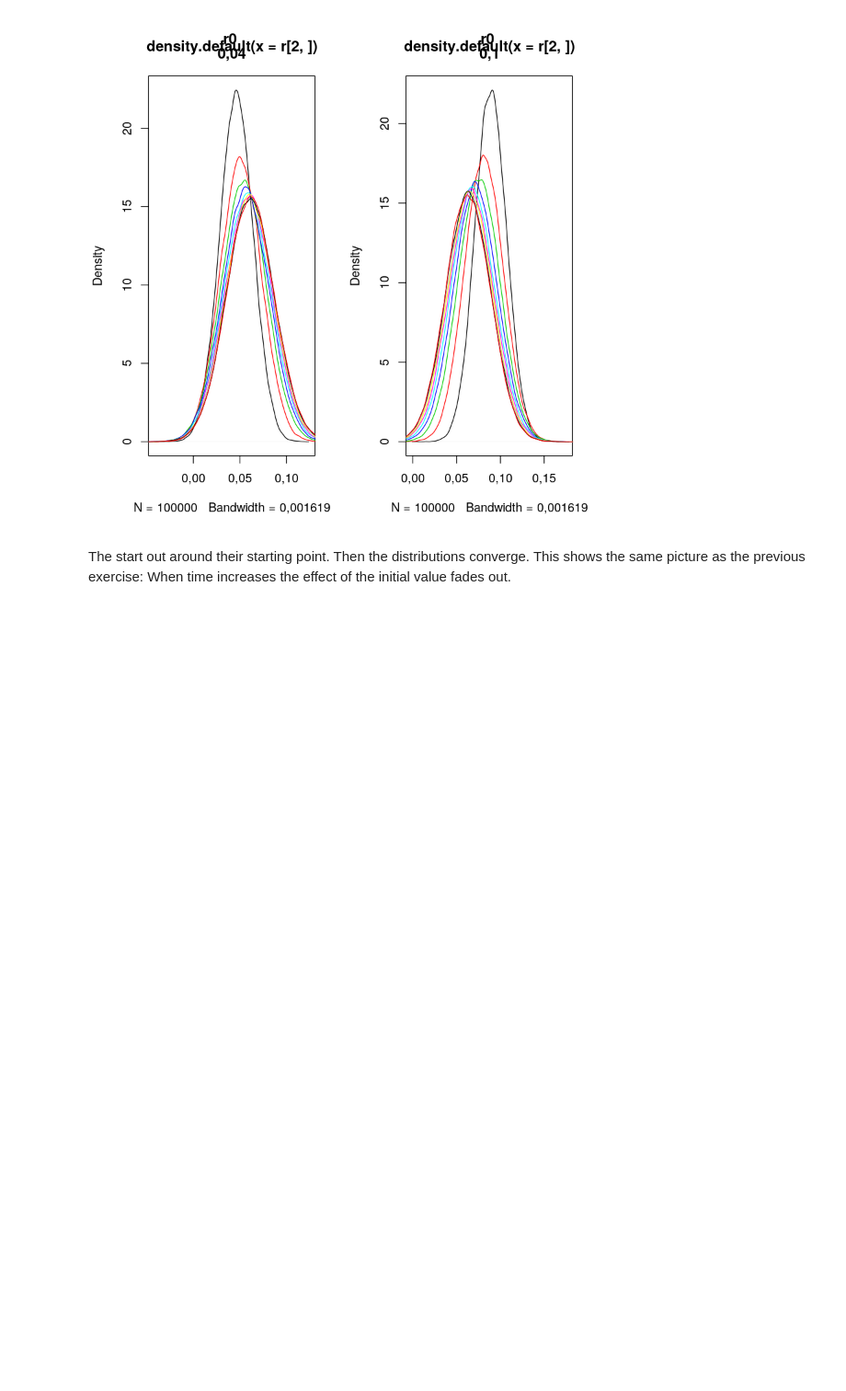
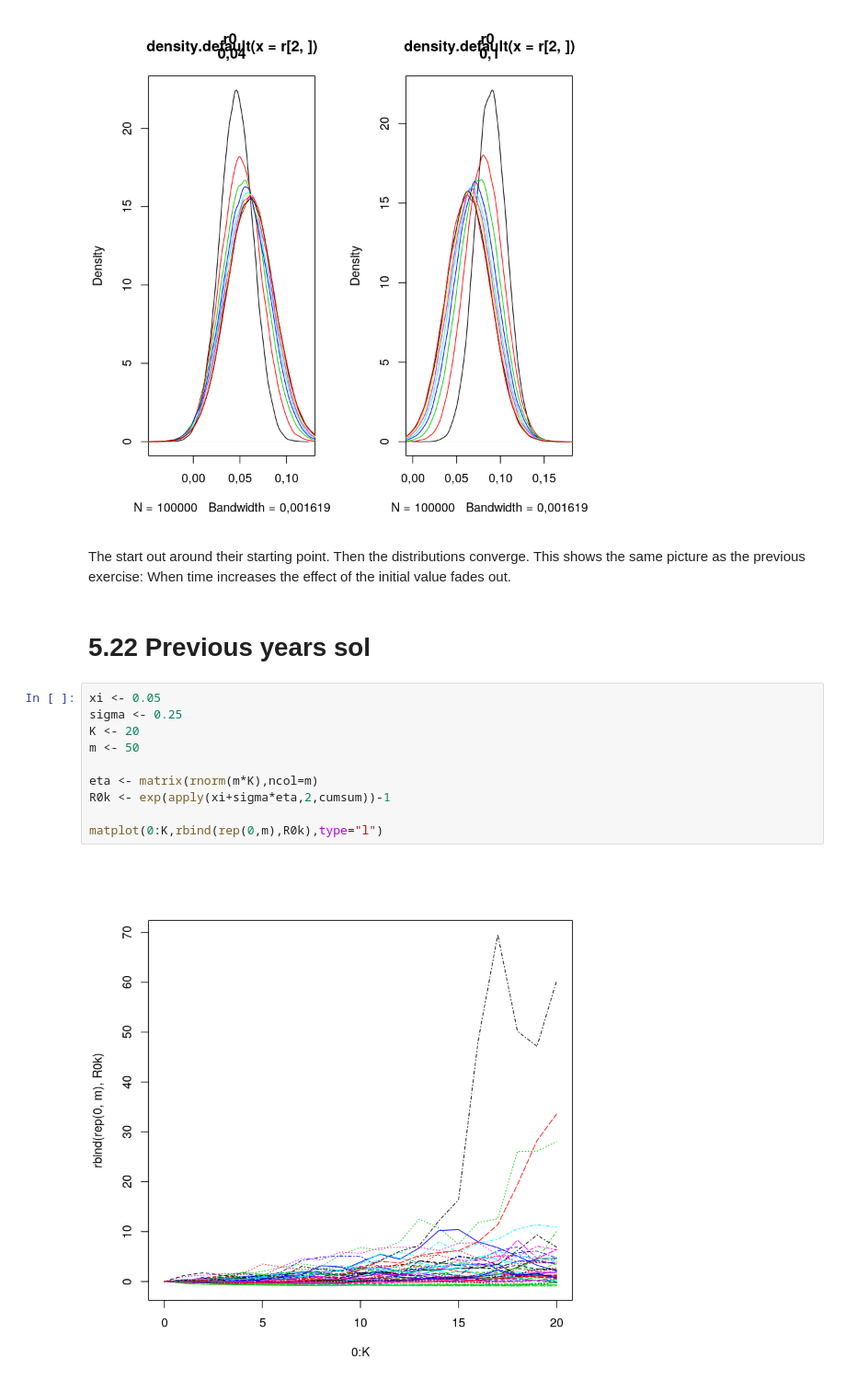
Before and after one commit to kaaja/Insc, a Jupyter notebook: w11/w11.ipynb, the cells around one changed output. Shown at 92% size. Cells and saved outputs as stored; diff of their text form; blank space fills up the shorter version.

```diff
--- a/w11/w11.ipynb
+++ b/w11/w11.ipynb
@@ -266,3 +266,17 @@ for (r0 in r0s){
 [figure]
 # %% [markdown]
 The start out around their starting point. Then the distributions converge. This shows the same picture as the previous exercise: When time increases the effect of the initial value fades out.
+# %% [markdown]
+# 5.22 Previous years sol
+# %%
+xi <- 0.05
+sigma <- 0.25
+K <- 20
+m <- 50
+
+eta <- matrix(rnorm(m*K),ncol=m)
+R0k <- exp(apply(xi+sigma*eta,2,cumsum))-1
+
+matplot(0:K,rbind(rep(0,m),R0k),type="l")
+# %% [output]
+[figure, added]
```
Also changed, not shown: 1 other file.
